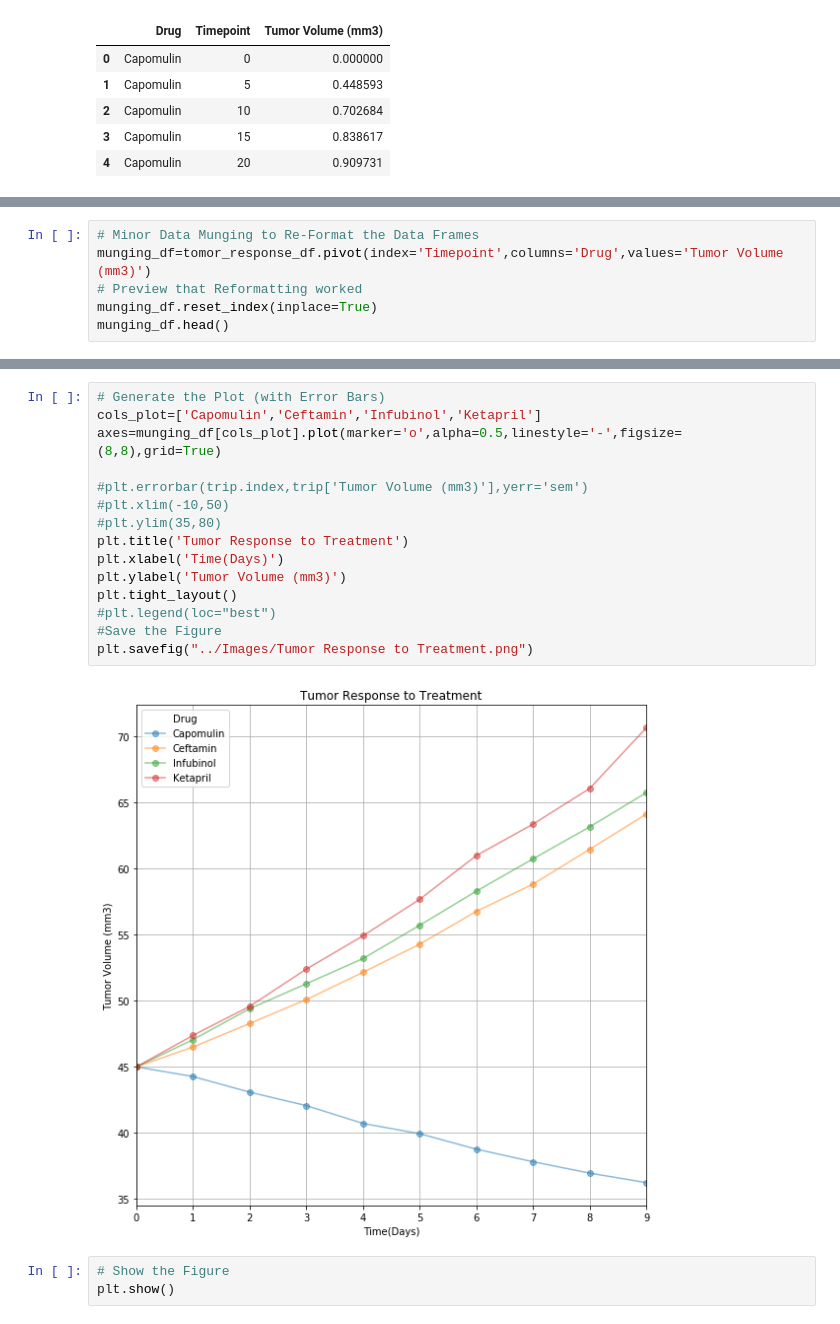
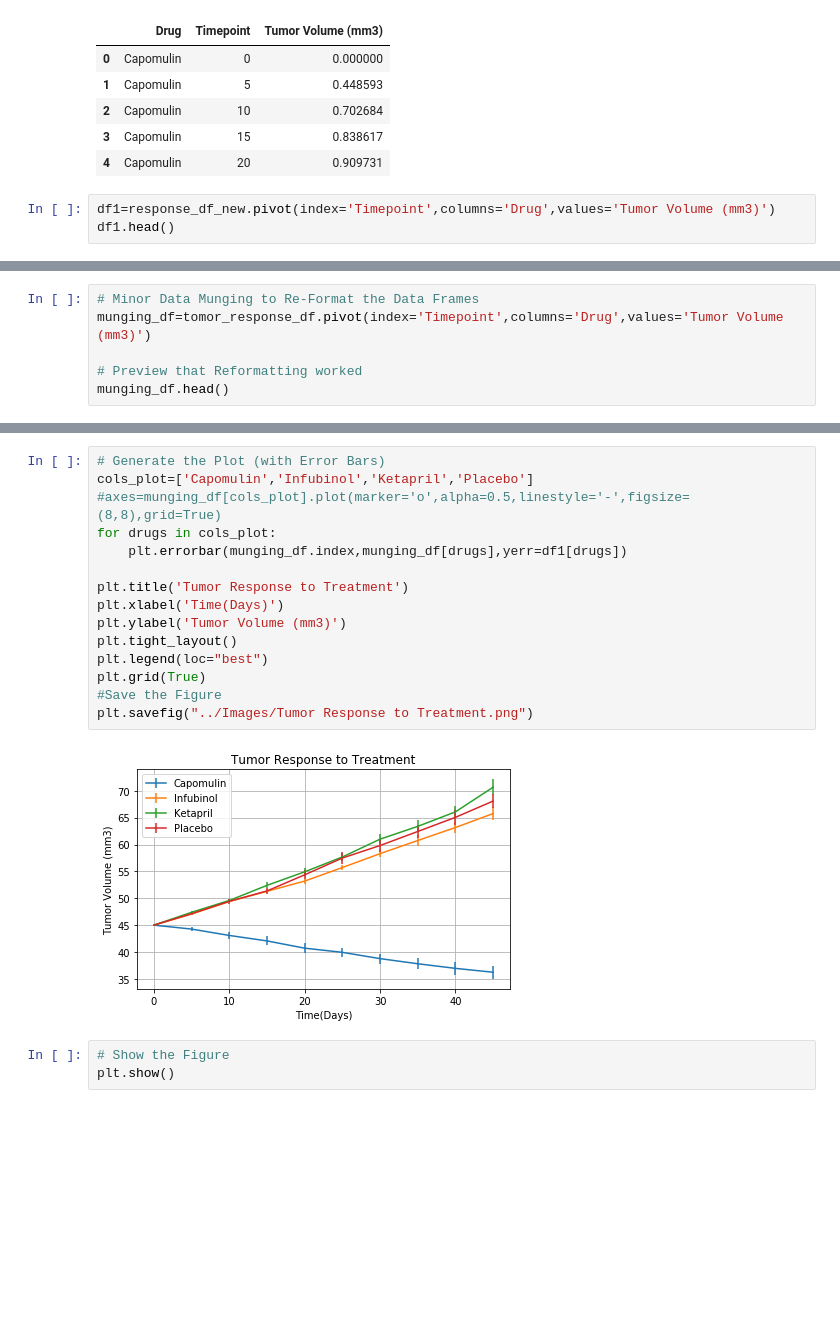
Before and after one commit to nilamroy2/Matplotlib-HomeWork, a Jupyter notebook: Homework/Matplotlib-HomeWork/Homework/Instructions/Pymaceuticals/pymaceuticals_starter-Copy1.ipynb, the cells around one changed output, grey strips where cells are left out. Drawn from its saved outputs; the diff is of its cells as text; blank space fills up the shorter version.

```diff
--- a/Homework/Matplotlib-HomeWork/Homework/Instructions/Pymaceuticals/pymaceuticals_starter-Copy1.ipynb
+++ b/Homework/Matplotlib-HomeWork/Homework/Instructions/Pymaceuticals/pymaceuticals_starter-Copy1.ipynb
@@ -68,3 +66,6 @@ response_df_new.head()
 | 2 | Capomulin | 10 | 0.702684 |
 | 3 | Capomulin | 15 | 0.838617 |
 | 4 | Capomulin | 20 | 0.909731 |
+# %%
+df1=response_df_new.pivot(index='Timepoint',columns='Drug',values='Tumor Volume (mm3)')
+df1.head()
@@ -71,7 +80,7 @@ response_df_new.head()
 # %%
 # Minor Data Munging to Re-Format the Data Frames
 munging_df=tomor_response_df.pivot(index='Timepoint',columns='Drug',values='Tumor Volume (mm3)')
+
 # Preview that Reformatting worked
-munging_df.reset_index(inplace=True)
 munging_df.head()
 # %% [output]
@@ -84,20 +94,20 @@ munging_df.head()
 # %%
 # Generate the Plot (with Error Bars)
-cols_plot=['Capomulin','Ceftamin','Infubinol','Ketapril']
-axes=munging_df[cols_plot].plot(marker='o',alpha=0.5,linestyle='-',figsize=(8,8),grid=True)
+cols_plot=['Capomulin','Infubinol','Ketapril','Placebo']
+#axes=munging_df[cols_plot].plot(marker='o',alpha=0.5,linestyle='-',figsize=(8,8),grid=True)
+for drugs in cols_plot:
+    plt.errorbar(munging_df.index,munging_df[drugs],yerr=df1[drugs])
 
-#plt.errorbar(trip.index,trip['Tumor Volume (mm3)'],yerr='sem')
-#plt.xlim(-10,50)
-#plt.ylim(35,80)
 plt.title('Tumor Response to Treatment')
 plt.xlabel('Time(Days)')
 plt.ylabel('Tumor Volume (mm3)')
 plt.tight_layout()
-#plt.legend(loc="best")
+plt.legend(loc="best")
+plt.grid(True)
 #Save the Figure
 plt.savefig("../Images/Tumor Response to Treatment.png")
 # %% [output]
-[figure, old version]
+[figure, new version]
 # %%
 # Show the Figure
 plt.show()
```
Also changed, not shown: parts of 3 cells of this notebook, 7 other files.
